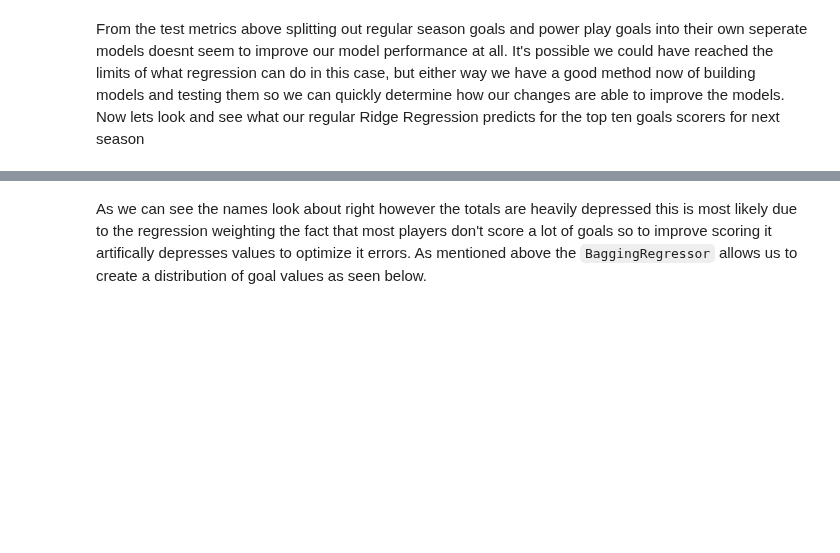
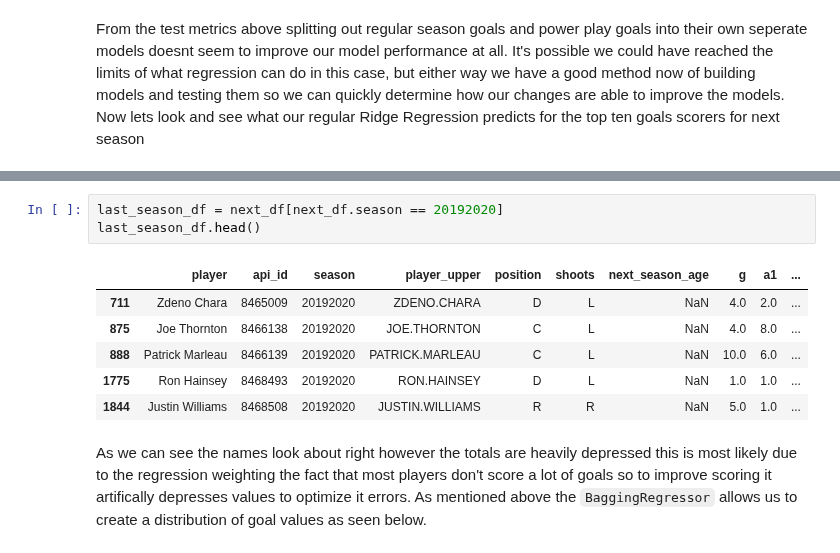
Before and after one commit to mcbarlowe/nhl_analysis, a Jupyter notebook: linear_reg_goal_predict_model.ipynb, the cells around one changed output, grey strips where cells are left out. Saved outputs shown, nothing was run; the diff lists cells and outputs as text; blank space fills up the shorter version.

```diff
--- a/linear_reg_goal_predict_model.ipynb
+++ b/linear_reg_goal_predict_model.ipynb
@@ -846,3 +825,13 @@ print(top_20)
+# %%
+last_season_df = next_df[next_df.season == 20192020]
+last_season_df.head()
+# %% [output]
+|  | player | api_id | season | player_upper | position | shoots | next_season_age | g | a1 | ... |
+| 711 | Zdeno Chara | 8465009 | 20192020 | ZDENO.CHARA | D | L | NaN | 4.0 | 2.0 | ... |
+| 875 | Joe Thornton | 8466138 | 20192020 | JOE.THORNTON | C | L | NaN | 4.0 | 8.0 | ... |
+| 888 | Patrick Marleau | 8466139 | 20192020 | PATRICK.MARLEAU | C | L | NaN | 10.0 | 6.0 | ... |
+| 1775 | Ron Hainsey | 8468493 | 20192020 | RON.HAINSEY | D | L | NaN | 1.0 | 1.0 | ... |
+| 1844 | Justin Williams | 8468508 | 20192020 | JUSTIN.WILLIAMS | R | R | NaN | 5.0 | 1.0 | ... |
 # %% [markdown]
 As we can see the names look about right however the totals are heavily depressed this is most likely due to the regression weighting the fact that most players don't score a lot of goals so to improve scoring it artifically depresses values to optimize it errors. As mentioned above the `BaggingRegressor` allows us to create a distribution of goal values as seen below.
 # %%
```
Also changed, not shown: parts of 34 cells of this notebook, 4 other files.
